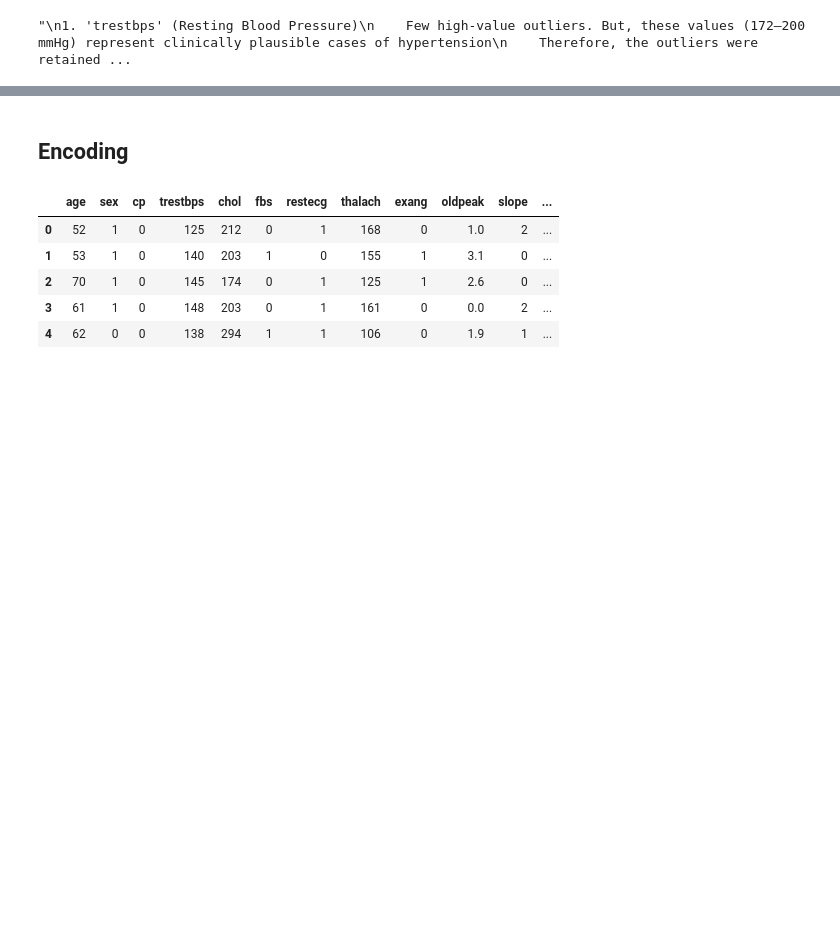
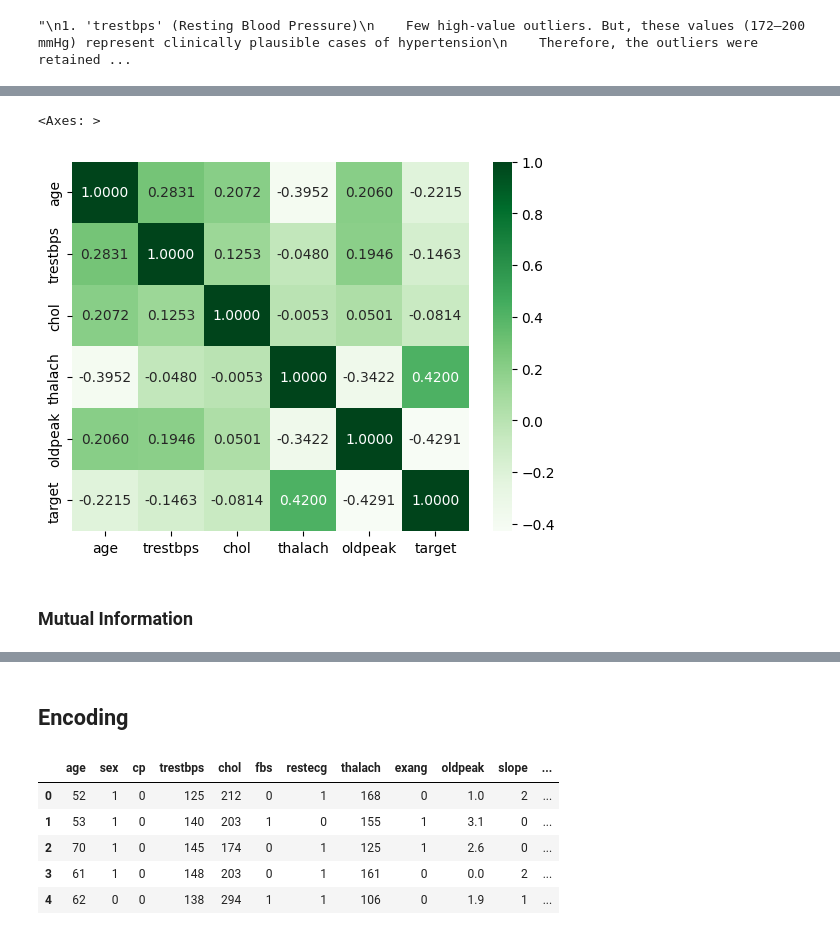
Before and after one commit to Knchna/ICT_AI-ML, a Jupyter notebook: Jul_13_Intermediate_Assessment_2_Supervised_Learning_on_Heart_Dataset.ipynb, the cells around one changed output, grey strips where cells are left out. Cells and saved outputs as stored; diff of their text form; code cells hidden in the pictures; blank space fills up the shorter version.

```diff
--- a/Jul_13_Intermediate_Assessment_2_Supervised_Learning_on_Heart_Dataset.ipynb
+++ b/Jul_13_Intermediate_Assessment_2_Supervised_Learning_on_Heart_Dataset.ipynb
@@ -309,0 +328,4 @@ outliers_trestbps
+# %%
+# Correlation between continuous features to check for multicollinearity, and with target column
+corr_mat1 = df_class[num_cols + ['target']].corr()
+corr_mat1
@@ -309,0 +340,5 @@ outliers_trestbps
+# %%
+sns.heatmap(corr_mat1, annot=True, fmt=".4f", cmap='Greens')
+# %% [output]
+<Axes: >
+[figure, added]
@@ -309,0 +349,2 @@ outliers_trestbps
+# %% [markdown]
+### Mutual Information
```
Also changed, not shown: parts of 78 cells of this notebook.
